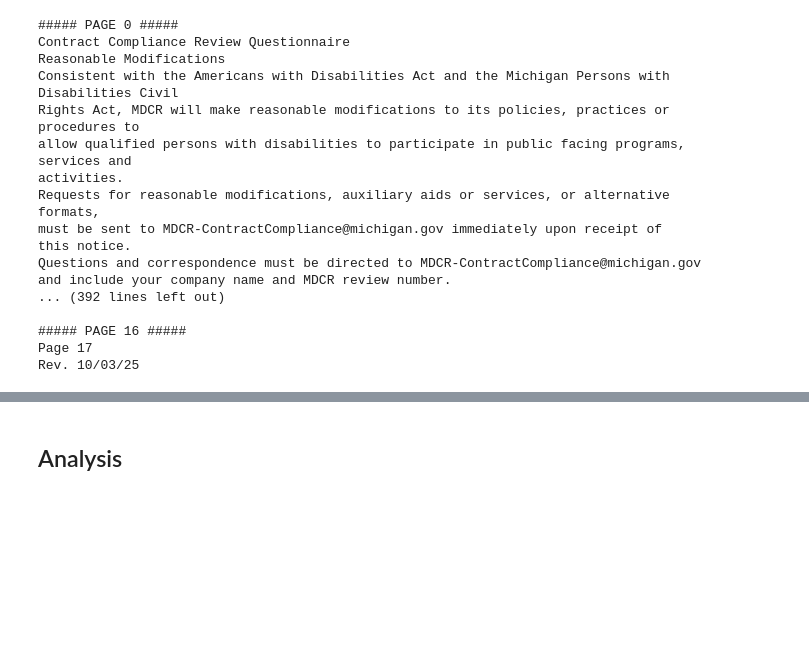
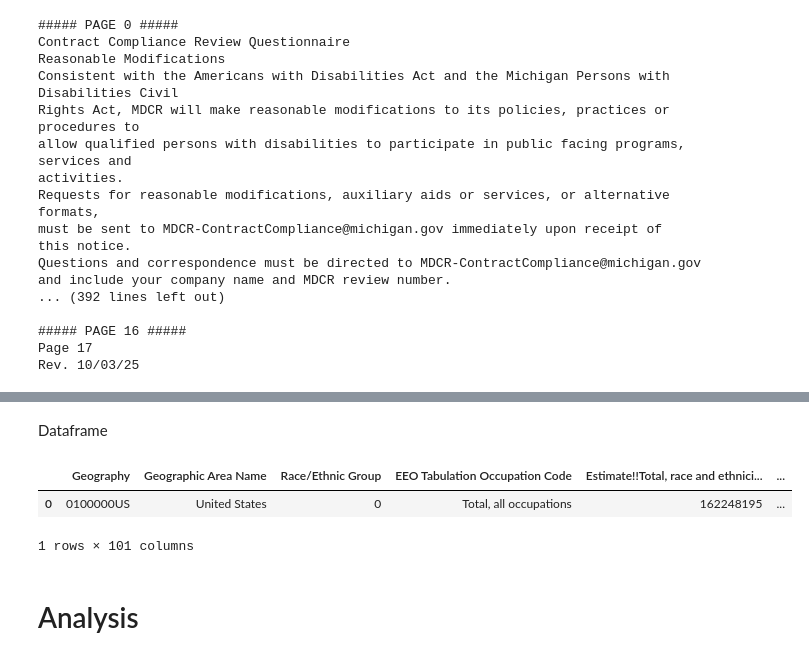
Before and after one commit to jackcienkus/mdcr-capstone, a Jupyter notebook: C_Analysis.ipynb, the cells around one changed output, grey strips where cells are left out. Cells and saved outputs as stored; diff of their text form; code cells hidden in the pictures; blank space fills up the shorter version.

```diff
--- a/C_Analysis.ipynb
+++ b/C_Analysis.ipynb
@@ -70,0 +166,6 @@ Rev. 10/03/25
+# %%
+usa = pd.read_csv("data/USA/USA-2018-Data.csv", skiprows=1)
+for i in range(len(usa.columns)):
+    col = usa.columns[i].split("!!")
+    if col[0] == 'Margin of Error' and col[-1] == 'Number':
+        print(f"{usa.columns[i]}")
@@ -71,2 +190,10 @@ Rev. 10/03/25
+# %% [markdown]
+Dataframe
+# %%
+usa
+# %% [output]
+|  | Geography | Geographic Area Name | Race/Ethnic Group | EEO Tabulation Occupation Code | Estimate!!Total, race and ethnici... | ... |
+| 0 | 0100000US | United States | 0 | Total, all occupations | 162248195 | ... |
+1 rows × 101 columns
 # %% [markdown]
-## Analysis
+# Analysis
```
Also changed, not shown: parts of 17 cells of this notebook, 1 other file.
